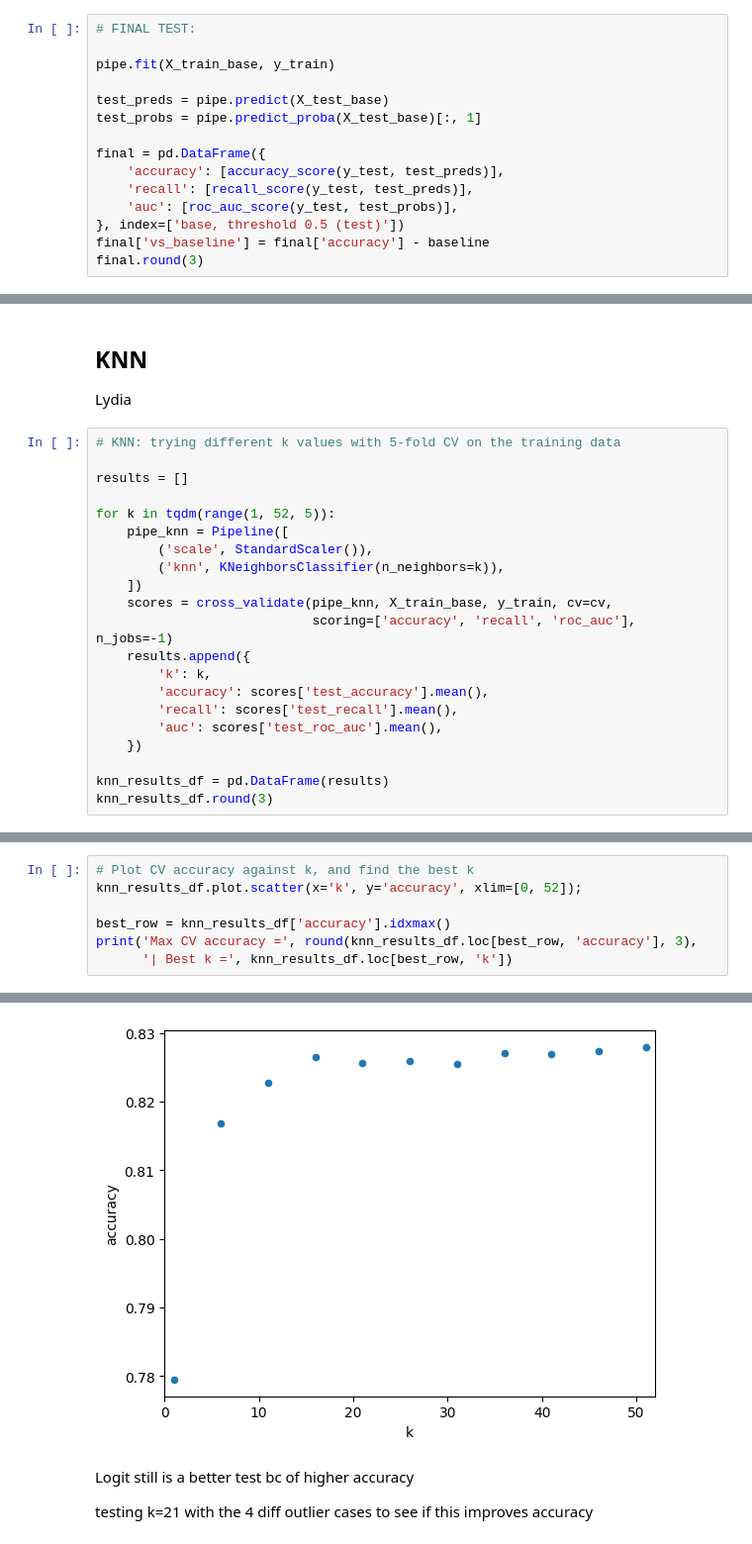
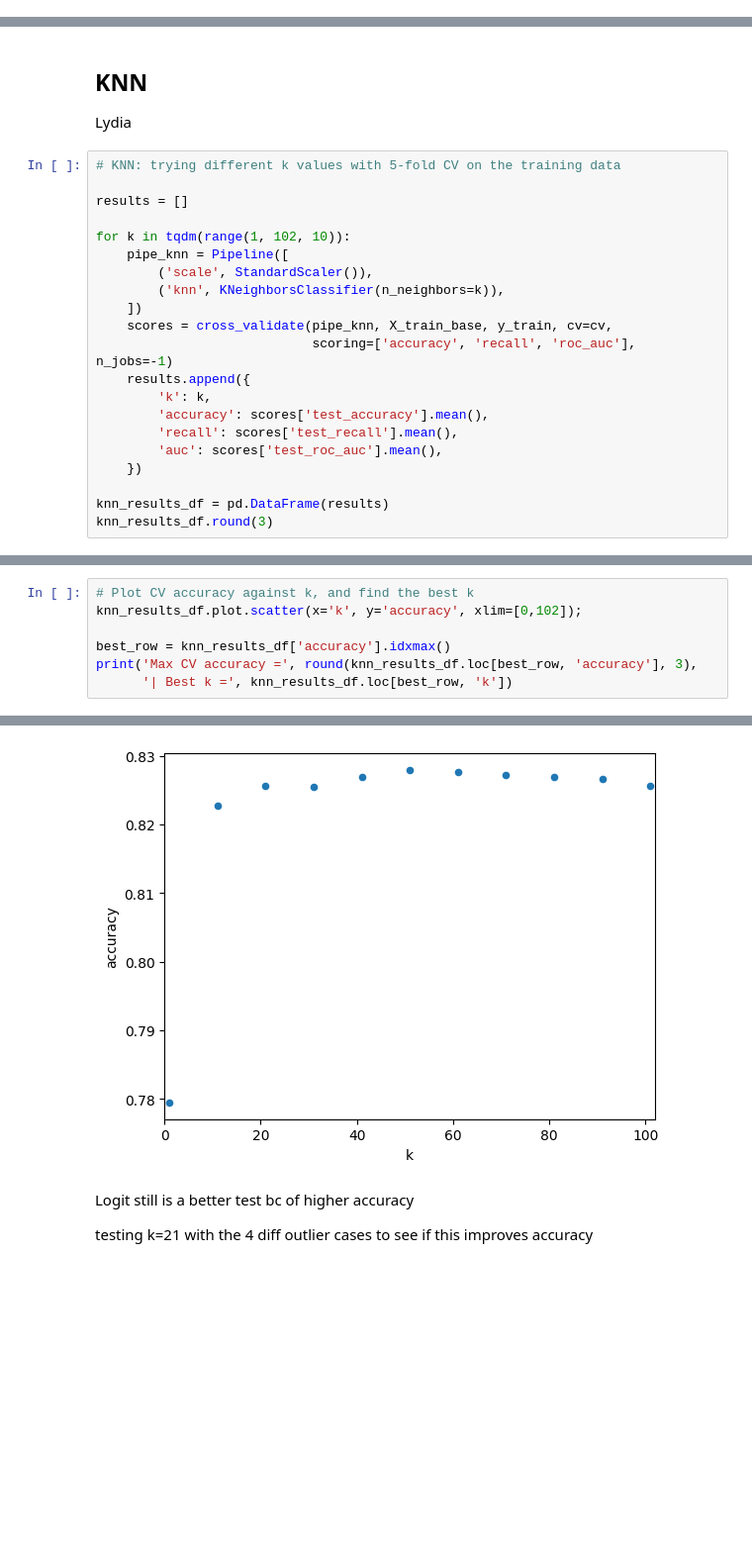
Before and after one commit to juliooo0/Team_A5, a Jupyter notebook: Predictive_Question.ipynb, the cells around one changed output, grey strips where cells are left out. Shown at 99% size. Drawn from its saved outputs; the diff is of its cells as text; blank space fills up the shorter version.

```diff
--- a/Predictive_Question.ipynb
+++ b/Predictive_Question.ipynb
@@ -703,18 +722,3 @@ Std across folds:
 acc_0.45    0.0030
 acc_0.50    0.0026
 dtype: float64
-# %%
-# FINAL TEST:
-
-pipe.fit(X_train_base, y_train)
-
-test_preds = pipe.predict(X_test_base)
-test_probs = pipe.predict_proba(X_test_base)[:, 1]
-
-final = pd.DataFrame({
-    'accuracy': [accuracy_score(y_test, test_preds)],
-    'recall': [recall_score(y_test, test_preds)],
-    'auc': [roc_auc_score(y_test, test_probs)],
-}, index=['base, threshold 0.5 (test)'])
-final['vs_baseline'] = final['accuracy'] - baseline
-final.round(3)
@@ -730,7 +739,7 @@ Lydia
 
 results = []
 
-for k in tqdm(range(1, 52, 5)):
+for k in tqdm(range(1, 102, 10)):
     pipe_knn = Pipeline([
         ('scale', StandardScaler()),
         ('knn', KNeighborsClassifier(n_neighbors=k)),
@@ -762,13 +790,13 @@ knn_results_df.round(3)
 # %%
 # Plot CV accuracy against k, and find the best k
-knn_results_df.plot.scatter(x='k', y='accuracy', xlim=[0, 52]);
+knn_results_df.plot.scatter(x='k', y='accuracy', xlim=[0,102]);
 
 best_row = knn_results_df['accuracy'].idxmax()
 print('Max CV accuracy =', round(knn_results_df.loc[best_row, 'accuracy'], 3),
       '| Best k =', knn_results_df.loc[best_row, 'k'])
 # %% [output]
 Max CV accuracy = 0.828 | Best k = 51
-[figure, old version]
+[figure, new version]
 # %% [markdown]
 Logit still is a better test bc of higher accuracy
 
```
Also changed, not shown: parts of 17 cells of this notebook.
